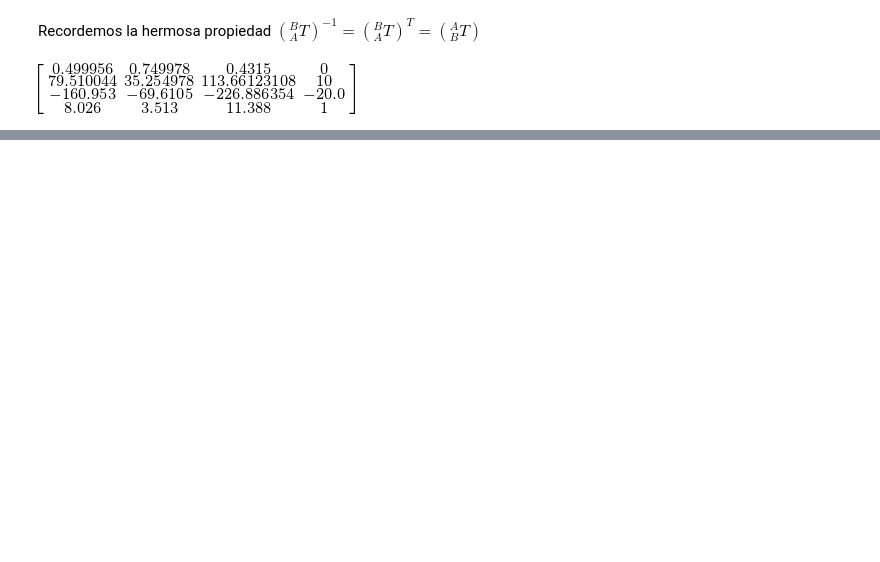
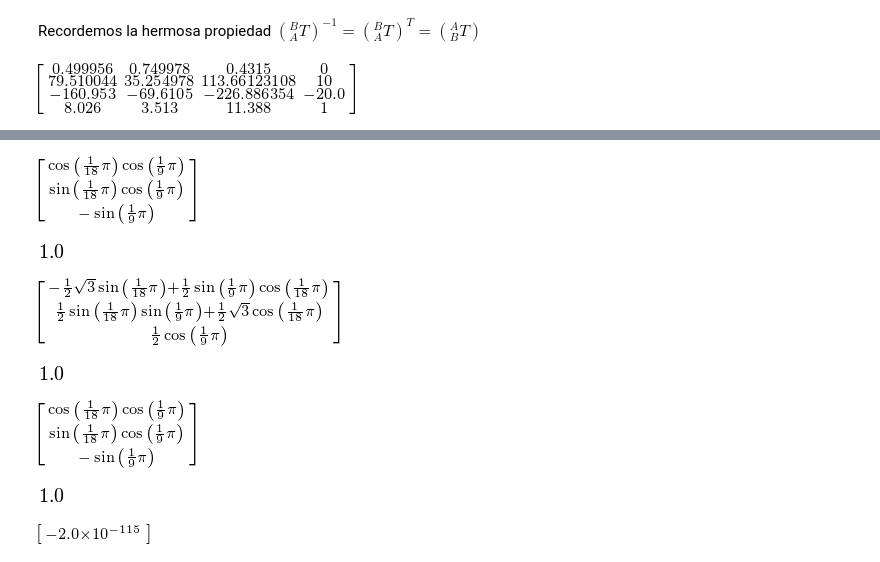
Before and after one commit to elsuizo/Control_de_robots_py, a Jupyter notebook: tp1.ipynb, the cells around one changed output, grey strips where cells are left out. Drawn from its saved outputs; the diff is of its cells as text; code cells hidden in the pictures; blank space fills up the shorter version.

```diff
--- a/tp1.ipynb
+++ b/tp1.ipynb
@@ -199,0 +305,36 @@ T_BC
+# %%
+#Obtenemos el X
+X = T_ZYX_i[:,0]
+X
+# %% [output]
+[figure, added]
+# %%
+#evaluamos numéricamente
+X.norm().n(3)
+# %% [output]
+[figure, added]
+# %%
+#Obtenemos el Y (generico)
+Y = T_ZYX_i[:,1]
+Y
+# %% [output]
+[figure, added]
+# %%
+Y.norm().n(3)
+# %% [output]
+[figure, added]
+# %%
+#Obtenemos el Z
+Z = T_ZYX_i[:,2]
+X
+# %% [output]
+[figure, added]
+# %%
+Z.norm().n(3)
+# %% [output]
+[figure, added]
+# %%
+prod=X.T*Y
+prod.n(3)
+# %% [output]
+[figure, added]
```
Also changed, not shown: parts of 22 cells of this notebook.
